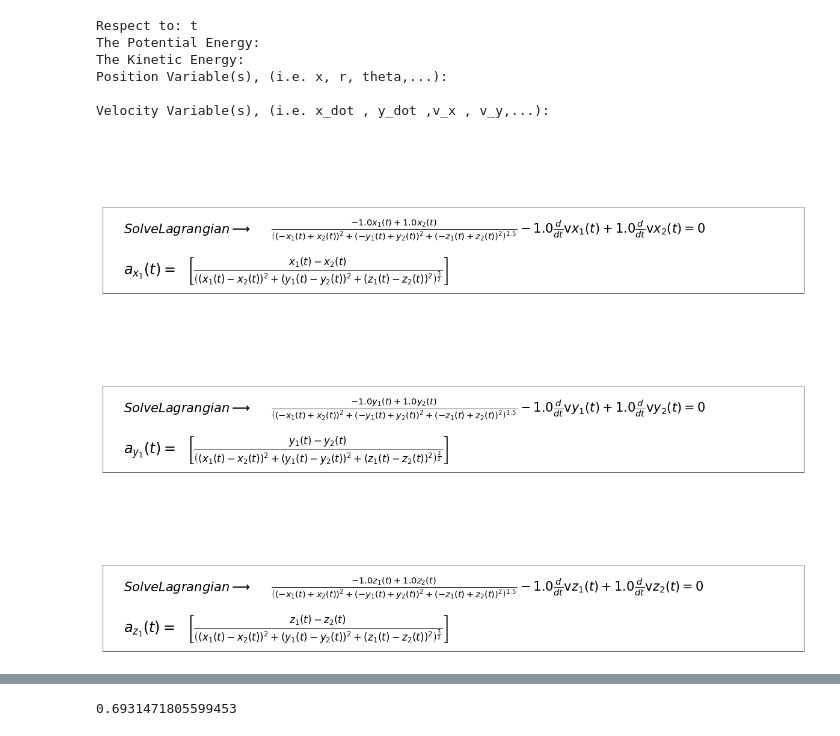
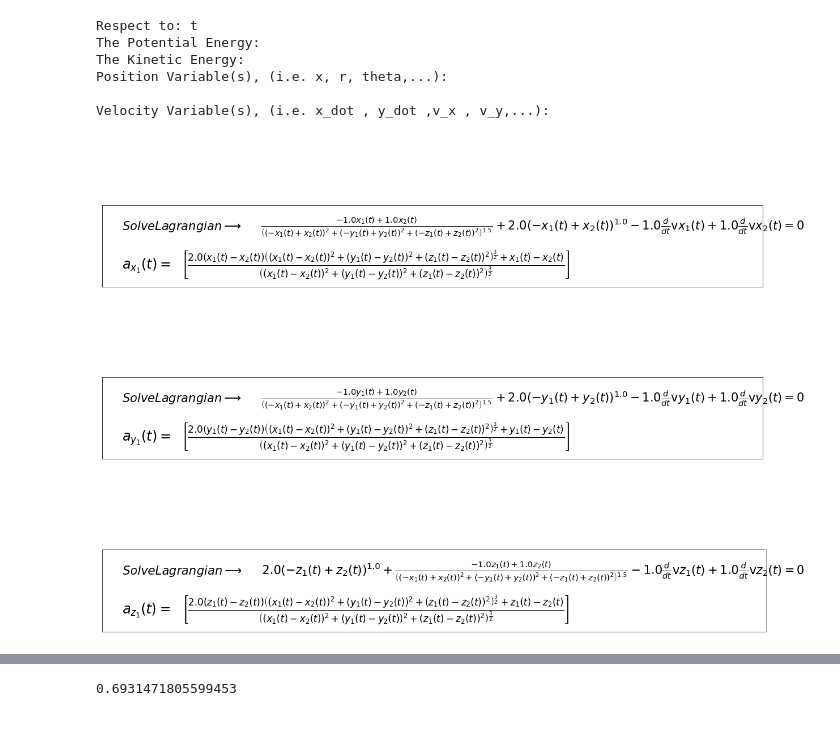
Before and after one commit to LazarNov/computational-physics-class-404-604-Spring-2020, a Jupyter notebook: FinalLagrangian.ipynb, the cells around one changed output, grey strips where cells are left out. Cells and saved outputs as stored; diff of their text form; code cells hidden in the pictures.

```diff
--- a/FinalLagrangian.ipynb
+++ b/FinalLagrangian.ipynb
@@ -217,8 +16,8 @@ t = Symbol("t")
 L = Symbol("L")
 U = Symbol('U')
 T = Symbol('T')
-m = Symbol('m', integer=True)
-g = Symbol('g', integer=True)
+m = Symbol('m')
+g = Symbol('g')
 l = Symbol('l')
 yes = not(ignored)
 
@@ -264,7 +63,7 @@ t = eval(rspt)
 #These defaults I made are for a spring pendulum.
 u = input("The Potential Energy: ")
 if u == "":#-1/((x2-x1)**2.0+(y2-y1)**2.0 + (z2-z1)**2.0)**0.5
-    U = eval(" -1/((x2-x1)**2 + (y2-y1)**2 +(z2-z1)**2)**0.5 ")
+    U = eval(" -1/((x2-x1)**2 + (y2-y1)**2 +(z2-z1)**2)**0.5 + (x2-x1)**2.0+(y2-y1)**2.0 + (z2-z1)**2.0")
 else: # (-x1 + x1**2.0)/2.0 (x2-x1)**2.0+(y2-y1)**2.0 + (z2-z1)**2.0
     U = eval(u)
 H = input("The Kinetic Energy: ")
@@ -302,7 +101,7 @@ print(input("Velocity Variable(s), (i.e. x_dot , y_dot ,v_x , v_y,...): "))
 #s = s.replace(" ","")
 #i = input("Velocity Variable(s), (i.e. x_dot , y_dot ,v_x , v_y,...): ")
 
-
++
 # s = [x1,y1,z1,x2,y2,z2,x3,y3,z3]
 # i = [vx1,vy1,vz1,vx2,vy2,vz2,vx3,vy3,vz3]
 
@@ -338,31 +137,17 @@ vz2 = Function('vz2')(t)
 
 
 lengthoflist1 = len(list(s))
-
 lengthoflist2 = len(list(i))
 
-# adiff1 = +1.0*Derivative(i[0], t)-1.0*Derivative(i[2], t)
-# adiff2 = -1.0*Derivative(i[3], t) + 1.0*Derivative(i[1], t)
 
 adiff1 = -1.0*Derivative(i[0], t)+1.0*Derivative(i[3], t)
 adiff2 = -1.0*Derivative(i[1], t) + 1.0*Derivative(i[4], t)
 adiff3 = -1.0*Derivative(i[2], t)+1.0*Derivative(i[5], t)
 
-# adiff1 = +1.0*Derivative(i[0], t)-1.0*Derivative(i[3], t)
-# adiff2 = +1.0*Derivative(i[1], t) - 1.0*Derivative(i[4], t)
-# adiff1 = +1.0*Derivative(i[2], t)-1.0*Derivative(i[5], t)
-
-#print(adiff1)
-#print(adiff2)
-
 for r in range(0, lengthoflist1):
-
-    #s[r] = s[r](t)
-    #i[r] = i[r](t)
 
     lagrange1 = Eq(((Derivative(L, s[r]).doit())-(Derivative(Derivative(L, i[r]).doit(), t))).doit(), 0)
     lol = Derivative(L, i[r]).doit()
-    #print(lagrange1)
 
     if (r == 0 or r==3):
         adiff = adiff1
@@ -371,18 +156,10 @@ for r in range(0, lengthoflist1):
     elif(r==2 or r==5):
         adiff = adiff3
 
-    #cc = Derivative(i[r],t)
-    #print(cc)
 
 
 
-
-    #acceleration1 = Eq(((Derivative(L, s[r]).doit())-(Derivative(Derivative(L, i[r]).doit(), t))).doit(), 0) #+ 2.0*cc
     acceleration1 = solve(Eq(((Derivative(L, s[r]).doit())-(Derivative(Derivative(L, i[r]).doit(), t))).doit(), 0), adiff)
-    #print(adiff,"Hello")
-
-    #acceleration1.subs(-2.0*Derivative(i[r],t),0)
-    #acl1.subs(-2.0*Derivative(vx1,t), 0)
     if(r == 0):
         acl1t = acceleration1#[0]
 
@@ -416,77 +193,33 @@ for r in range(0, lengthoflist1):
                     #print(lagrange1)
                     #print(acceleration1)
 
                     #a = latex("SolveLagrangian \longrightarrow")
                     #b = latex(lagrange1)
                     #c = latex(" a") + latex("_") + latex(s[r]) + latex('=')
                     #d = latex(acceleration1)
 
 
     ax = plt.subplots()
     plt.axis('off')
 
     ax = plt.axes([0,0,2.7,0.5])
 
     ax.set_xticks([])
 
     ax.set_yticks([])
                                         #Lagrangian and Text
     plt.text(0.03,(0.7),'$%s$' %(latex("SolveLagrangian \longrightarrow")),size=21), plt.text(0.24,(0.7),'$%s$' %(latex(lagrange1)),size=21)
 
                                     #Solution to Respective acceleration
     plt.text(0.03,(0.22),'$%s$' %(latex(" a") + latex("_") + latex(s[r]) + latex('=')),size=24), plt.text(0.12,(0.22),'$%s$' %(latex(acceleration1)),size=24)
     plt.show()
-
-
-
-#***START***
-
-# for k  in  list(s):
-#         for n in list(i):
-
-#                 a = Derivative(n,rspt)
-#                 partialderiv1 = Derivative(L, k)
-#                 partialderiv2 = Derivative(L, n)
-#                 diffpartial = Derivative(partialderiv2, t)
-#                 calclagrangian = partialderiv1 - diffpartial
-#                 eqn = Eq((calclagrangian.doit()), 0)
-#                 solv = solve(eqn, Derivative(n, t) )
-#                 partialderiv1 = Derivative(L, k)
-#                 partialderiv1.doit()
-#                 partialderiv2 = Derivative(L, n)
-#                 diffpartial = Derivative(partialderiv2, t)
-#                 calclagrangian = partialderiv1 - diffpartial
-#                 calclagrangian.doit()
-#                 eqn = Eq((calclagrangian.doit()), 0)
-#                 solv = solve(eqn, Derivative(n, t))
-#                 partialderiv1 = Derivative(L, k)
-#                 partialderiv2 = Derivative(L, n)
-#                 diffpartial = Derivative(partialderiv2, t)
-#                 calclagrangian = partialderiv1 - diffpartial
-#                 eqn = Eq((calclagrangian.doit()), 0)
-
-                #***END***
-
-                #For moving plane
-                #(M*v**2)/2 + m*(w**2 +(tan(z)**2)*(v+w)**2)/2
-                #-(m*g*(x + y))* tan(z)
-
-                #(m*(l**2)*(w**2) + x**2 + 2*l*v*w*(cos(y)))/2
-                # -1/((x2-x1)**2+(y2-y1)**2)**0.5
-                # (m*v**2)/2 + (m*w**2)/2
-                # ((vx2-vx1)**2+(vy2-vy1)**2)/2.0
-
-                # Derivative(L, k).doit(),  Derivative(L, n).doit()
-
-#(J)(calclagrangian.doit()), (Q), (solv),adiff1, adiff2, eqn -1/((x2-x1)**2.0+(y2-y1)**2.0)**0.5
-# ((vx2-vx1)**2.0 + (vy2-vy1)**2.0)/2.0
 # %% [output]
 Respect to: t
 The Potential Energy:
 The Kinetic Energy:
 Position Variable(s), (i.e. x, r, theta,...):
 
 Velocity Variable(s), (i.e. x_dot , y_dot ,v_x , v_y,...):
-[figure, old version]
+[figure, new version]
-[figure, old version]
+[figure, new version]
-[figure, old version]
+[figure, new version]
```
Also changed, not shown: parts of 14 cells of this notebook.
